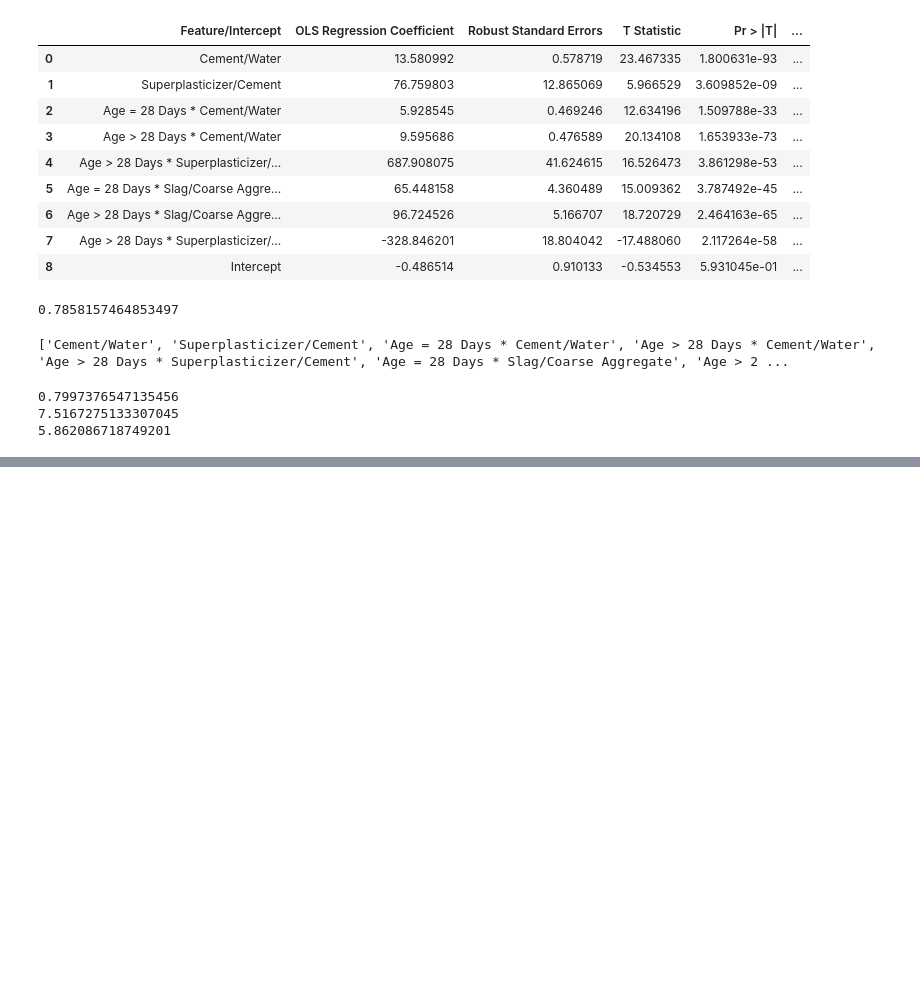
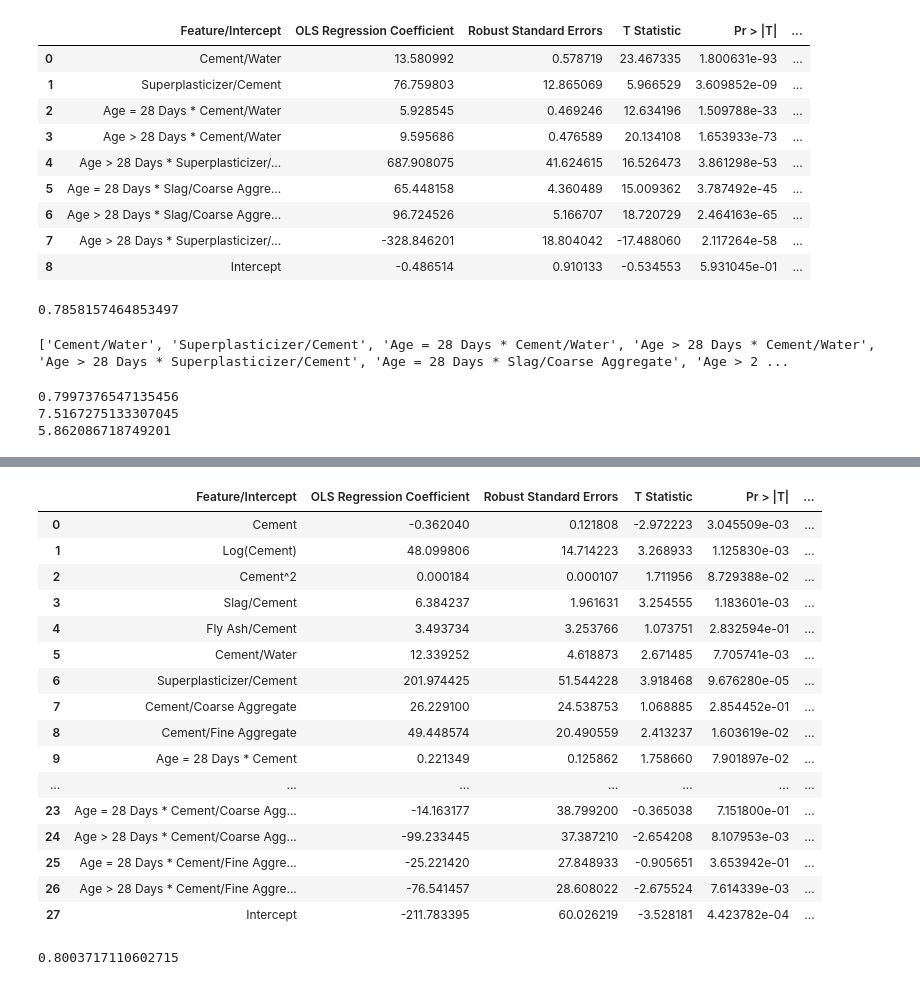
Before and after one commit to amitg3-ucb/w203_lab2, a Jupyter notebook: Data Cleaning and Model Development.ipynb, the cells around one changed output, grey strips where cells are left out. Saved outputs shown, nothing was run; the diff lists cells and outputs as text; code cells hidden in the pictures; blank space fills up the shorter version.

Commit message:
different stepwise approaches to evaluate cement theory

```diff
--- a/Data Cleaning and Model Development.ipynb
+++ b/Data Cleaning and Model Development.ipynb
@@ -998,0 +1001,3 @@ print(mean_absolute_error(test_data.iloc[:,-1],preds)) #OUT OF SAMPLE MAE
+# %%
+model13 = lin_reg()
+model13.fit(training_features.iloc[:,:8],training_labels)
@@ -998,0 +1039,32 @@ print(mean_absolute_error(test_data.iloc[:,-1],preds)) #OUT OF SAMPLE MAE
+# %%
+cement_cols = []
+for cols in training_features.columns:
+    if 'Cement' in cols:
+        cement_cols.append(cols)
+# %%
+model14 = lin_reg()
+model14.fit(training_features[cement_cols],training_labels)
+# %%
+model14.fit_coef_test()
+# %% [output]
+|  | Feature/Intercept | OLS Regression Coefficient | Robust Standard Errors | T Statistic | Pr > |T| | ... |
+| 0 | Cement | -0.362040 | 0.121808 | -2.972223 | 3.045509e-03 | ... |
+| 1 | Log(Cement) | 48.099806 | 14.714223 | 3.268933 | 1.125830e-03 | ... |
+| 2 | Cement^2 | 0.000184 | 0.000107 | 1.711956 | 8.729388e-02 | ... |
+| 3 | Slag/Cement | 6.384237 | 1.961631 | 3.254555 | 1.183601e-03 | ... |
+| 4 | Fly Ash/Cement | 3.493734 | 3.253766 | 1.073751 | 2.832594e-01 | ... |
+| 5 | Cement/Water | 12.339252 | 4.618873 | 2.671485 | 7.705741e-03 | ... |
+| 6 | Superplasticizer/Cement | 201.974425 | 51.544228 | 3.918468 | 9.676280e-05 | ... |
+| 7 | Cement/Coarse Aggregate | 26.229100 | 24.538753 | 1.068885 | 2.854452e-01 | ... |
+| 8 | Cement/Fine Aggregate | 49.448574 | 20.490559 | 2.413237 | 1.603619e-02 | ... |
+| 9 | Age = 28 Days * Cement | 0.221349 | 0.125862 | 1.758660 | 7.901897e-02 | ... |
+| ... | ... | ... | ... | ... | ... | ... |
+| 23 | Age = 28 Days * Cement/Coarse Agg... | -14.163177 | 38.799200 | -0.365038 | 7.151800e-01 | ... |
+| 24 | Age > 28 Days * Cement/Coarse Agg... | -99.233445 | 37.387210 | -2.654208 | 8.107953e-03 | ... |
+| 25 | Age = 28 Days * Cement/Fine Aggre... | -25.221420 | 27.848933 | -0.905651 | 3.653942e-01 | ... |
+| 26 | Age > 28 Days * Cement/Fine Aggre... | -76.541457 | 28.608022 | -2.675524 | 7.614339e-03 | ... |
+| 27 | Intercept | -211.783395 | 60.026219 | -3.528181 | 4.423782e-04 | ... |
+# %%
+model14.fit_r2(r2_type='adj_r2')
+# %% [output]
+0.8003717110602715
```
Also changed, not shown: parts of 32 cells of this notebook, 3 other files.
